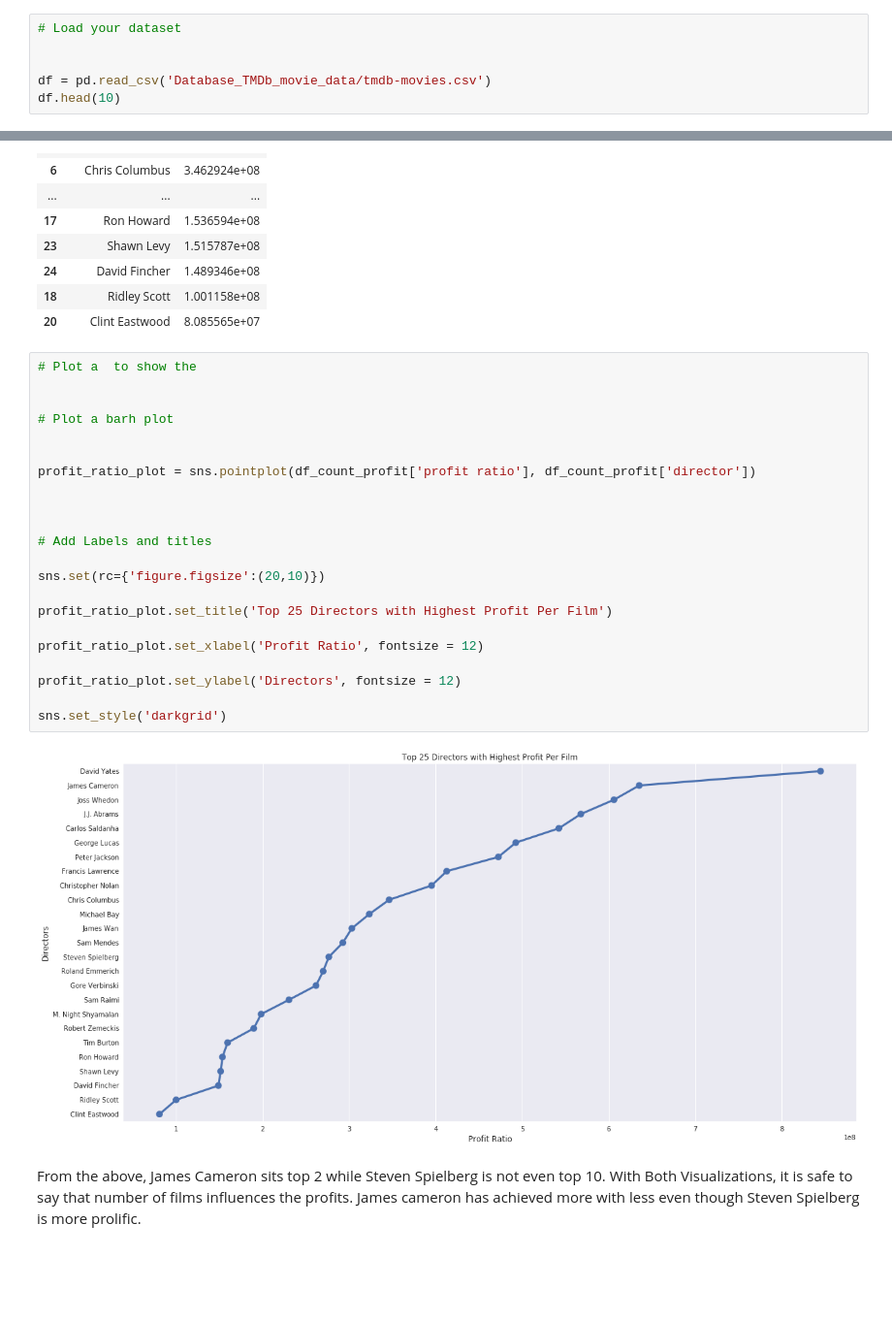
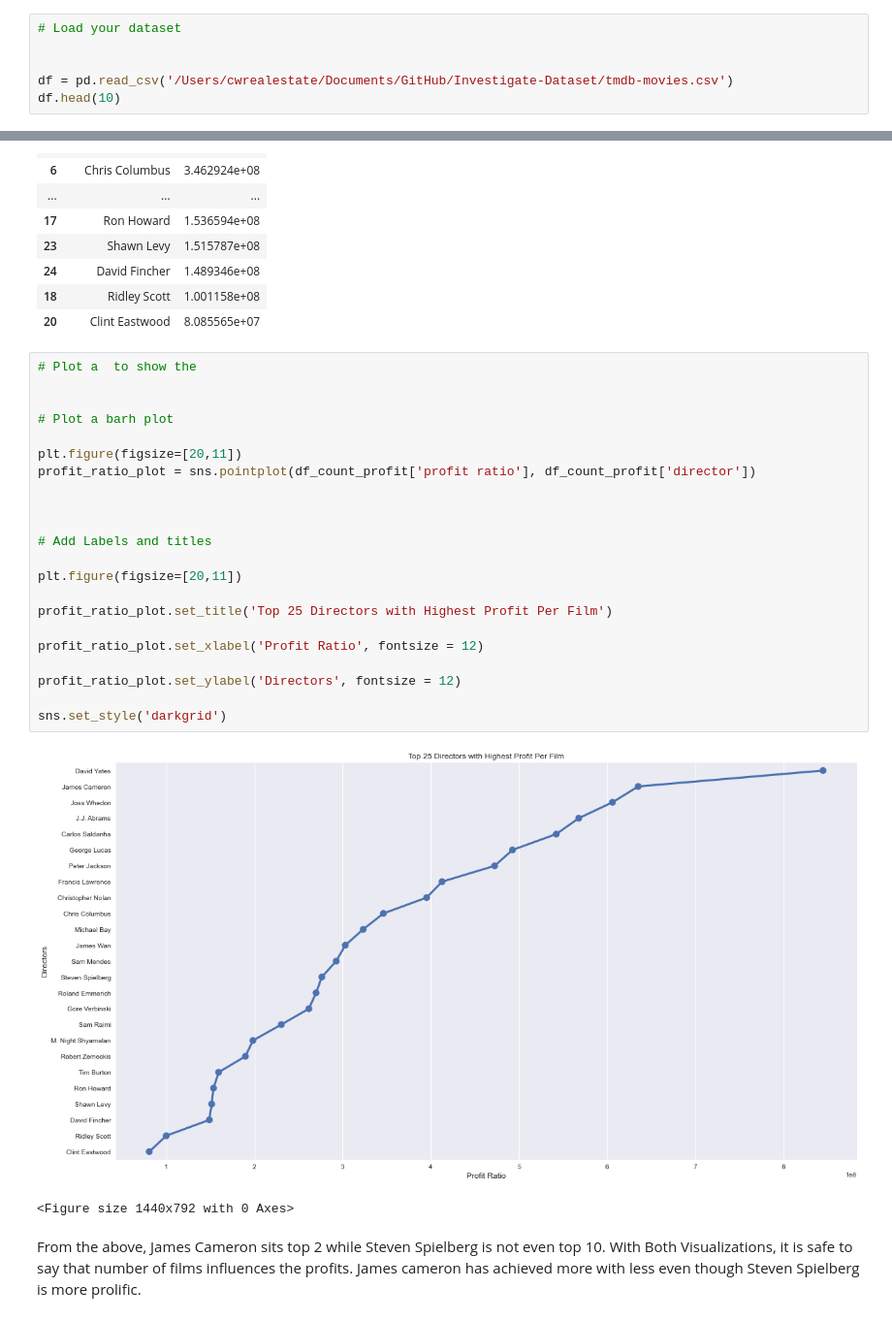
Before and after one commit to fabdanolu/Investigate-Dataset, a Jupyter notebook: Investigate_a_Dataset.ipynb, the cells around one changed output, grey strips where cells are left out. Shown at 97% size. Saved outputs shown, nothing was run; the diff lists cells and outputs as text; blank space fills up the shorter version.

```diff
--- a/Investigate_a_Dataset.ipynb
+++ b/Investigate_a_Dataset.ipynb
@@ -47,7 +49,7 @@ import seaborn as sns
 # Load your dataset
 
 
-df = pd.read_csv('Database_TMDb_movie_data/tmdb-movies.csv')
+df = pd.read_csv('/Users/cwrealestate/Documents/GitHub/Investigate-Dataset/tmdb-movies.csv')
 df.head(10)
 # %% [output]
 |  | id | imdb_id | popularity | budget | revenue | original_title | cast | homepage | director | tagline | ... |
@@ -430,27 +436,28 @@ df_count_profit
 # %%
 # Plot a  to show the
 
 
 # Plot a barh plot
 
-
+plt.figure(figsize=[20,11])
 profit_ratio_plot = sns.pointplot(df_count_profit['profit ratio'], df_count_profit['director'])
 
 
 
 # Add Labels and titles
 
-sns.set(rc={'figure.figsize':(20,10)})
+plt.figure(figsize=[20,11])
 
 profit_ratio_plot.set_title('Top 25 Directors with Highest Profit Per Film')
 
 profit_ratio_plot.set_xlabel('Profit Ratio', fontsize = 12)
 
 profit_ratio_plot.set_ylabel('Directors', fontsize = 12)
 
 sns.set_style('darkgrid')
 # %% [output]
-[figure, old version]
+[figure, new version]
+<Figure size 1440x792 with 0 Axes>
 # %% [markdown]
 From the above, James Cameron sits top 2 while Steven Spielberg is not even top 10. With Both Visualizations, it is safe to say that number of films influences the profits. James cameron has achieved more with less even though Steven Spielberg is more prolific.
 # %% [markdown]
```
Also changed, not shown: parts of 14 cells of this notebook, 1 other file.
